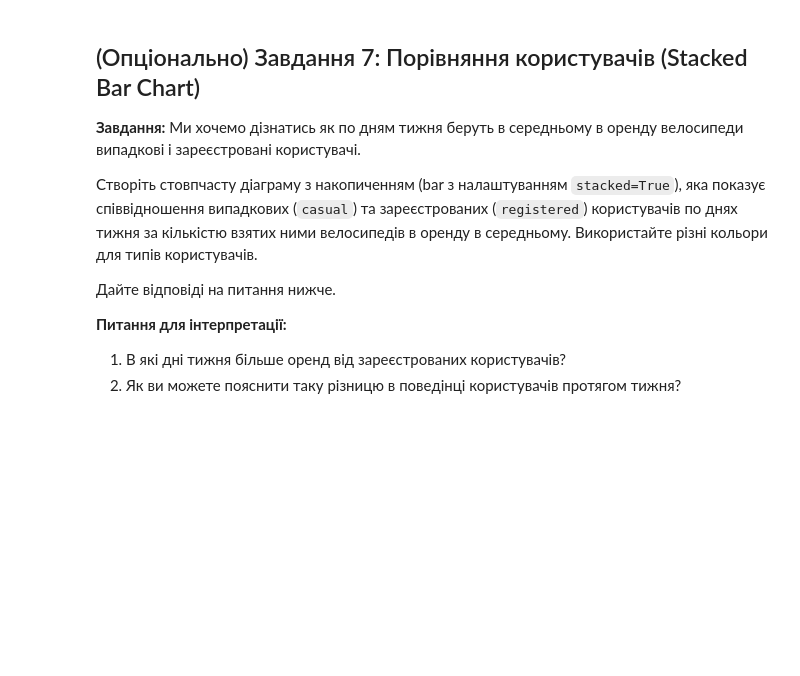
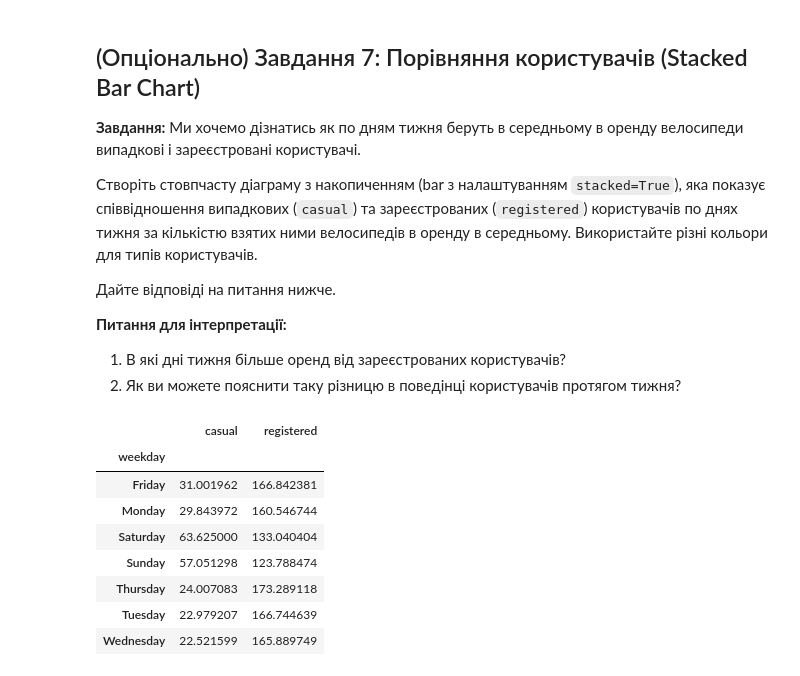
Before and after one commit to OlenaBabko/DataAnalytics_DataLovesAcademy, a Jupyter notebook: modul_11_Visualisation_Matplotlib_Seaborn_Plotly/hw/HW_11_1_Visualisation_Pandas.ipynb, the cells around one changed output. Cells and saved outputs as stored; diff of their text form; code cells hidden in the pictures; blank space fills up the shorter version.

```diff
--- a/modul_11_Visualisation_Matplotlib_Seaborn_Plotly/hw/HW_11_1_Visualisation_Pandas.ipynb
+++ b/modul_11_Visualisation_Matplotlib_Seaborn_Plotly/hw/HW_11_1_Visualisation_Pandas.ipynb
@@ -491,3 +491,18 @@ plt.show()
 **Питання для інтерпретації:**
 1. В які дні тижня більше оренд від зареєстрованих користувачів?
 2. Як ви можете пояснити таку різницю в поведінці користувачів протягом тижня?
+# %%
+# casual and registered
+
+avg_by_weekday = df.groupby("weekday")[["casual", "registered"]].mean()
+avg_by_weekday
+# %% [output]
+|  | casual | registered |
+| weekday |  |  |
+| Friday | 31.001962 | 166.842381 |
+| Monday | 29.843972 | 160.546744 |
+| Saturday | 63.625000 | 133.040404 |
+| Sunday | 57.051298 | 123.788474 |
+| Thursday | 24.007083 | 173.289118 |
+| Tuesday | 22.979207 | 166.744639 |
+| Wednesday | 22.521599 | 165.889749 |
```
Also changed, not shown: parts of 3 cells of this notebook.
